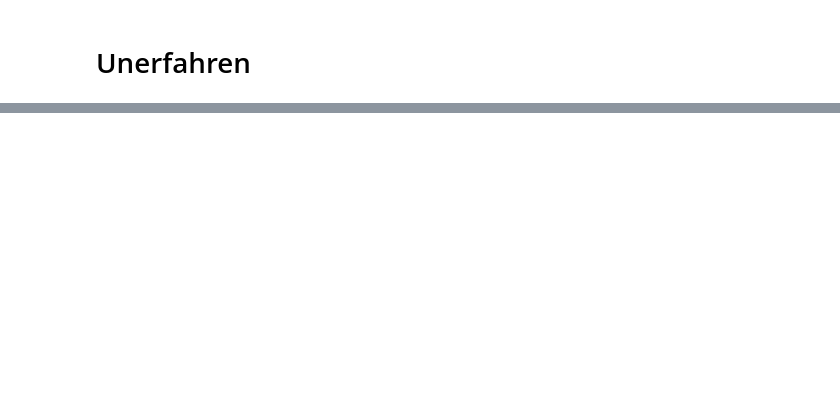
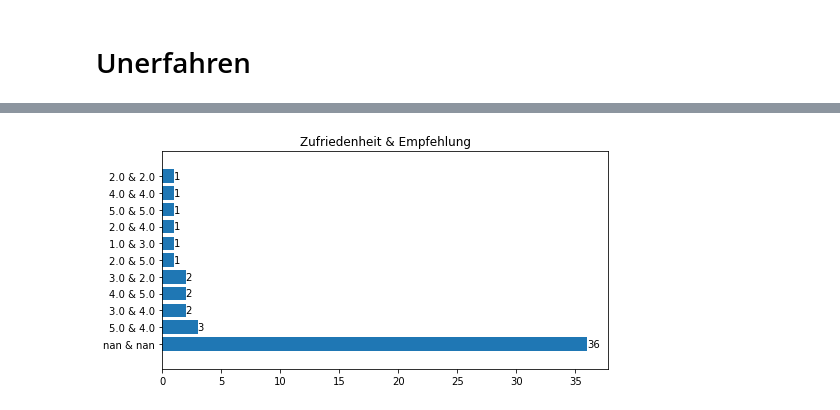
Before and after one commit to FilipMilak/Integrationsseminar, a Jupyter notebook: csv_manipulate.ipynb, the cells around one changed output, grey strips where cells are left out. Cells and saved outputs as stored; diff of their text form; code cells hidden in the pictures; blank space fills up the shorter version.

```diff
--- a/csv_manipulate.ipynb
+++ b/csv_manipulate.ipynb
@@ -198 +202,13 @@ plotDensity(df, title)
 [figure]
+# %%
+# Verknüpfung von Zufriedenheit und Empfehlungswahrscheinlichkeit
+title_zufriedenheit = "Wie zufrieden bist Du mit der aktuellen Entwicklung von VR/AR im Beruf/Ausbildung/Studium?"
+title_empfehlung = "Wie wahrscheinlich ist es, dass Du die VR/AR-Technologie weiterempfiehlst?"
+# %%
+# Erstelle eine neue Spalte "Zufriedenheit & Empfehlung"
+df["Zufriedenheit & Empfehlung"] = df[title_zufriedenheit].astype(str) + " & " + df[title_empfehlung].astype(str)
+# %%
+# Plotte die kombinierten Daten
+plotDensity(df, "Zufriedenheit & Empfehlung")
+# %% [output]
+[figure, added]
```
Also changed, not shown: parts of 10 cells of this notebook.
